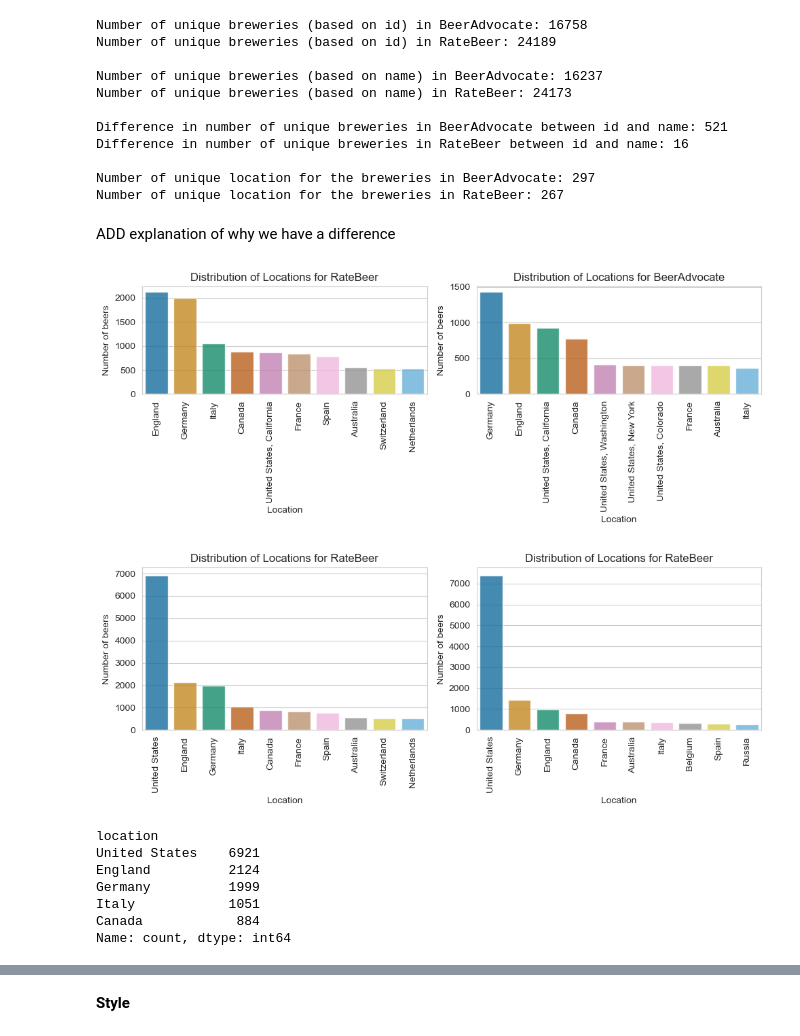
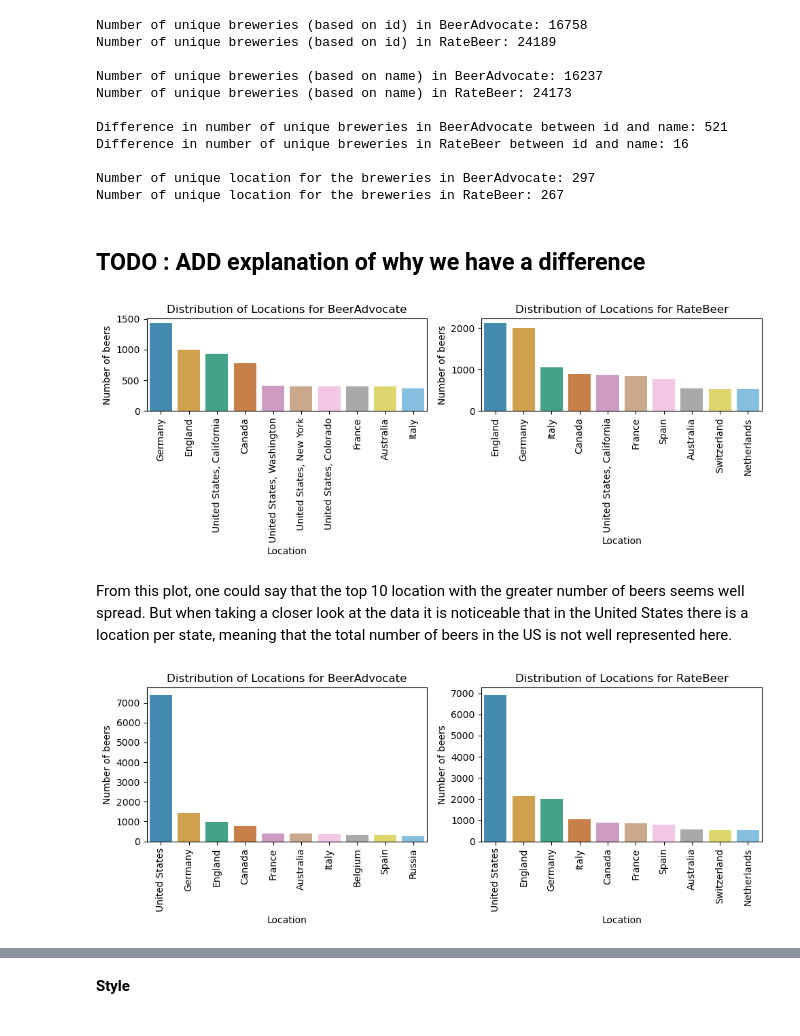
Before and after one commit to epfl-ada/ada-2023-project-laremontada61, a Jupyter notebook: milestone_P2.ipynb, the cells around one changed output, grey strips where cells are left out. Saved outputs shown, nothing was run; the diff lists cells and outputs as text; code cells hidden in the pictures.

```diff
--- a/milestone_P2.ipynb
+++ b/milestone_P2.ipynb
@@ -443,4 +448,4 @@ Difference in number of unique breweries in RateBeer between id and name: 16
 Number of unique location for the breweries in BeerAdvocate: 297
 Number of unique location for the breweries in RateBeer: 267
 # %% [markdown]
-ADD explanation of why we have a difference
+## TODO : ADD explanation of why we have a difference
@@ -462,34 +452,36 @@ ADD explanation of why we have a difference
 # %%
 # Count the number of beers for each location
 def count_Top_10(breweries_df):
     number_of_beer_per_country = breweries_df['location'].value_counts()
     top_10_breweries_location = number_of_beer_per_country.nlargest(10)
     return top_10_breweries_location, number_of_beer_per_country
 
 top_10_breweries_location_RB, _ = count_Top_10(breweries_RB)
 top_10_breweries_location_BA, _ = count_Top_10(breweries_BA)
 
 _ , number_of_beer_per_country_RB = count_Top_10(breweries_RB)
 _ , number_of_beer_per_country_BA = count_Top_10(breweries_BA)
 
-plt.figure(figsize=(10, 4))
-plt.subplot(1, 2, 1)
-sns.barplot(x=top_10_breweries_location_RB.index, y=top_10_breweries_location_RB.values, alpha=0.8, palette=sns.color_palette("colorblind"))
-plt.title('Distribution of Locations for RateBeer')
-plt.ylabel('Number of beers')
-plt.xlabel('Location')
-plt.xticks(rotation=90)
+fig, axs = plt.subplots(1, 2, figsize=(10, 4))
 
-plt.subplot(1, 2, 2)
-sns.barplot(x=top_10_breweries_location_BA.index, y=top_10_breweries_location_BA.values, alpha=0.8, palette=sns.color_palette("colorblind"))
-plt.title('Distribution of Locations for BeerAdvocate')
-plt.ylabel('Number of beers')
-plt.xlabel('Location')
-plt.xticks(rotation=90)
+sns.barplot(x=top_10_breweries_location_BA.index, y=top_10_breweries_location_BA.values, alpha=0.8, palette=sns.color_palette("colorblind"), ax=axs[0])
+axs[0].set_title('Distribution of Locations for BeerAdvocate')
+axs[0].set_ylabel('Number of beers')
+axs[0].set_xlabel('Location')
+axs[0].tick_params(axis='x', rotation=90)
+
+sns.barplot(x=top_10_breweries_location_RB.index, y=top_10_breweries_location_RB.values, alpha=0.8, palette=sns.color_palette("colorblind"), ax=axs[1])
+axs[1].set_title('Distribution of Locations for RateBeer')
+axs[1].set_ylabel('Number of beers')
+axs[1].set_xlabel('Location')
+axs[1].tick_params(axis='x', rotation=90)
+
 plt.tight_layout()
 plt.show()
 # %% [output]
-[figure, old version]
+[figure, new version]
+# %% [markdown]
+From this plot, one could say that the top 10 location with the greater number of beers seems well spread. But when taking a closer look at the data it is noticeable that in the United States there is a location per state, meaning that the total number of beers in the US is not well represented here.
 # %%
 def filtering_us(breweries_df, number_of_beer_per_country):
     # Create a category that gathers all the US beers in one location
@@ -506,31 +498,21 @@ def filtering_us(breweries_df, number_of_beer_per_country):
 us_filtered_RB = filtering_us(breweries_RB, number_of_beer_per_country_RB)
 us_filtered_BA = filtering_us(breweries_BA, number_of_beer_per_country_BA)
 
-plt.figure(figsize=(10, 4))
-plt.subplot(1, 2, 1)
-sns.barplot(x=us_filtered_RB.index, y=us_filtered_RB.values, alpha=0.8, palette=sns.color_palette("colorblind"))
-plt.title('Distribution of Locations for RateBeer')
-plt.ylabel('Number of beers')
-plt.xlabel('Location')
-plt.xticks(rotation=90)
+fig, axs = plt.subplots(1, 2, figsize=(10, 4))
 
-plt.subplot(1, 2, 2)
-sns.barplot(x=us_filtered_BA.index, y=us_filtered_BA.values, alpha=0.8, palette=sns.color_palette("colorblind"))
-plt.title('Distribution of Locations for RateBeer')
-plt.ylabel('Number of beers')
-plt.xlabel('Location')
-plt.xticks(rotation=90)
+sns.barplot(x=us_filtered_BA.index, y=us_filtered_BA.values, alpha=0.8, palette=sns.color_palette("colorblind"), ax=axs[0])
+axs[0].set_title('Distribution of Locations for BeerAdvocate')
+axs[0].set_ylabel('Number of beers')
+axs[0].set_xlabel('Location')
+axs[0].tick_params(axis='x', rotation=90)
+
+sns.barplot(x=us_filtered_RB.index, y=us_filtered_RB.values, alpha=0.8, palette=sns.color_palette("colorblind"), ax=axs[1])
+axs[1].set_title('Distribution of Locations for RateBeer')
+axs[1].set_ylabel('Number of beers')
+axs[1].set_xlabel('Location')
+axs[1].tick_params(axis='x', rotation=90)
+
 plt.tight_layout()
 plt.show()
 # %% [output]
-[figure, old version]
+[figure, new version]
-# %%
-us_filtered_RB.head() # doesnot filter dataframe
-# %% [output]
-location
-United States    6921
-England          2124
-Germany          1999
-Italy            1051
-Canada            884
-Name: count, dtype: int64
```
Also changed, not shown: parts of 97 cells of this notebook, 14 other files.
